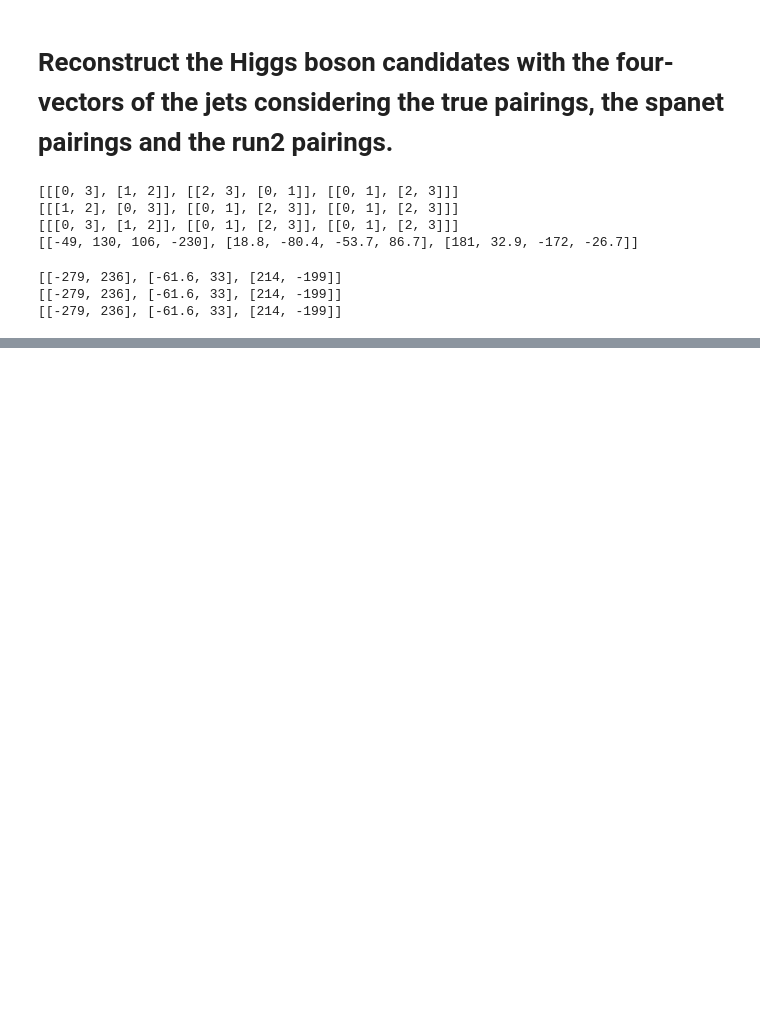
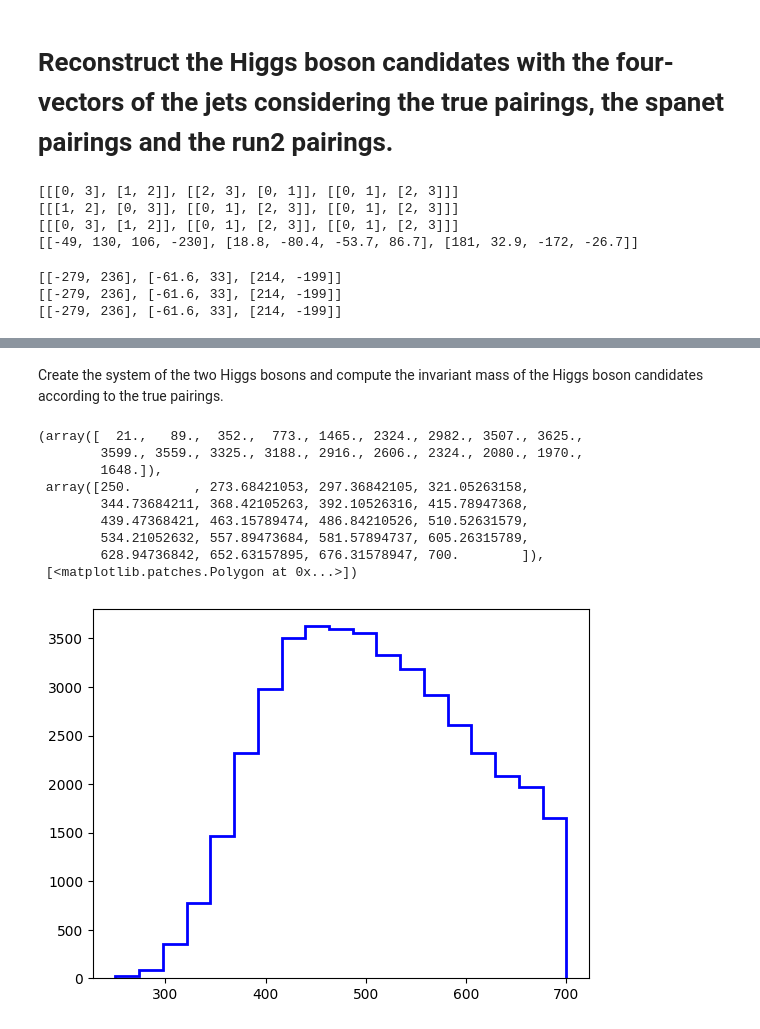
Before and after one commit to thierryharte/HH4b_SPANet, a Jupyter notebook: notebooks/differential_efficiency.ipynb, the cells around one changed output, grey strips where cells are left out. Drawn from its saved outputs; the diff is of its cells as text; code cells hidden in the pictures; blank space fills up the shorter version.

```diff
--- a/notebooks/differential_efficiency.ipynb
+++ b/notebooks/differential_efficiency.ipynb
@@ -602,0 +605,19 @@ plot_histos(bins, true_higgs_fully_matched_mask[:,1].mass, run2_higgs_fully_matc
+# %% [markdown]
+Create the system of the two Higgs bosons and compute the invariant mass of the Higgs boson candidates according to the true pairings.
+# %%
+true_hh_fully_matched_mask=true_higgs_fully_matched_mask[:,0]+true_higgs_fully_matched_mask[:,1]
+bins=np.linspace(250,700,20)
+# bins=np.array([250, 300, 350, 400,700])
+
+plt.hist(true_hh_fully_matched_mask.mass, bins, label="True HH mass", color="blue", histtype="step", linewidth=2)
+# %% [output]
+(array([  21.,   89.,  352.,  773., 1465., 2324., 2982., 3507., 3625.,
+        3599., 3559., 3325., 3188., 2916., 2606., 2324., 2080., 1970.,
+        1648.]),
+ array([250.        , 273.68421053, 297.36842105, 321.05263158,
+        344.73684211, 368.42105263, 392.10526316, 415.78947368,
+        439.47368421, 463.15789474, 486.84210526, 510.52631579,
+        534.21052632, 557.89473684, 581.57894737, 605.26315789,
+        628.94736842, 652.63157895, 676.31578947, 700.        ]),
+ [<matplotlib.patches.Polygon at 0x...>])
+[figure, added]
```
Also changed, not shown: parts of 10 cells of this notebook, 2 other files.
